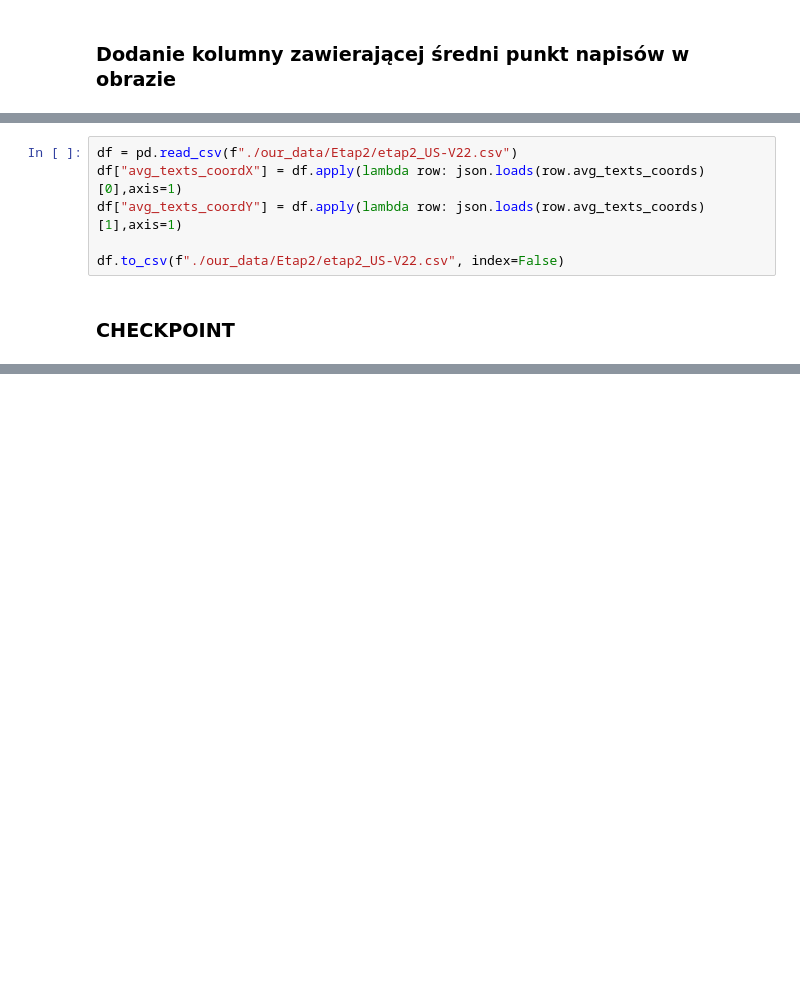
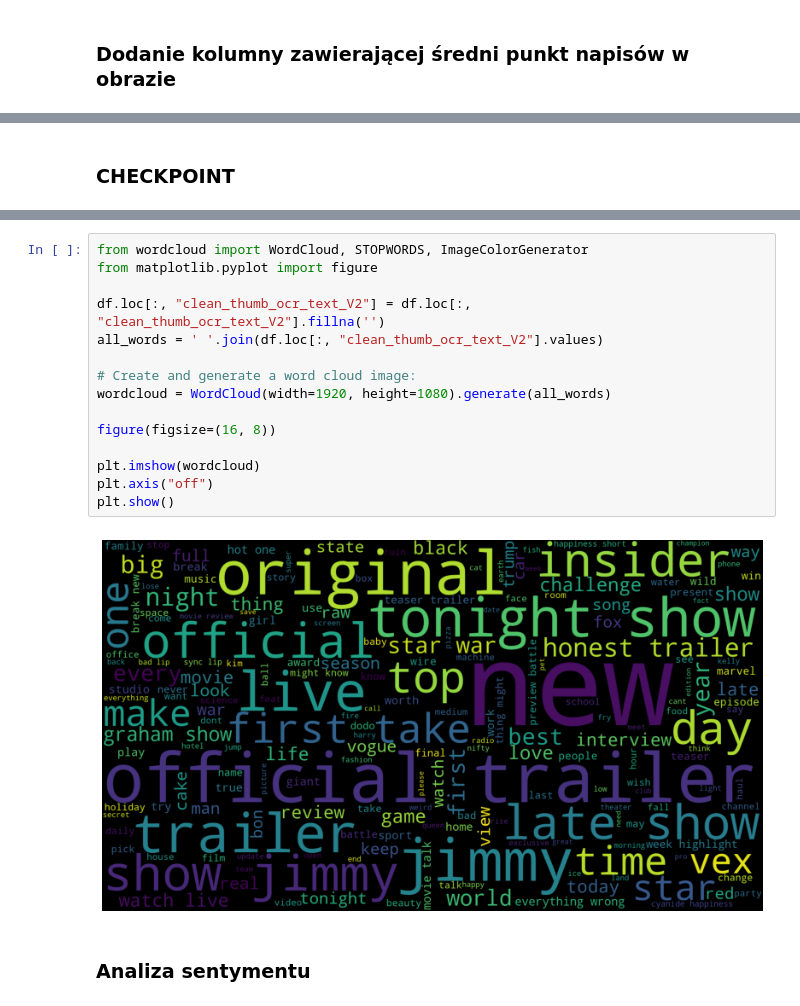
Before and after one commit to AdamKlejda/PED_YT, a Jupyter notebook: Etap2LiLatee_GB.ipynb, the cells around one changed output, grey strips where cells are left out. Cells and saved outputs as stored; diff of their text form; blank space fills up the shorter version.

Commit message:
Etap2, sentiment analysis, wordcloud

```diff
--- a/Etap2LiLatee_GB.ipynb
+++ b/Etap2LiLatee_GB.ipynb
@@ -360,12 +360,6 @@ df[:5]
 | 2 | n1WpP7iowLc | https://i.ytimg.com/vi/n1WpP7iowL... | GB | 66.502830 | 71.743704 | 79.699635 | 6.470819 | \n | ... |
 | 3 | PUTEiSjKwJU | https://i.ytimg.com/vi/PUTEiSjKwJ... | GB | 86.534334 | 73.284271 | 69.150666 | 6.839139 | \n\ney tderr ott\n\nSTE a CLASS O... | ... |
 | 4 | rHwDegptbI4 | https://i.ytimg.com/vi/rHwDegptbI... | GB | NaN | NaN | NaN | NaN | NaN | ... |
-# %%
-df = pd.read_csv(f"./our_data/Etap2/etap2_US-V22.csv")
-df["avg_texts_coordX"] = df.apply(lambda row: json.loads(row.avg_texts_coords)[0],axis=1)
-df["avg_texts_coordY"] = df.apply(lambda row: json.loads(row.avg_texts_coords)[1],axis=1)
-
-df.to_csv(f"./our_data/Etap2/etap2_US-V22.csv", index=False)
 # %% [markdown]
 ### CHECKPOINT
 # %%
@@ -378,3 +372,22 @@ df[:5]
 | 2 | n1WpP7iowLc | https://i.ytimg.com/vi/n1WpP7iowL... | GB | 66.502830 | 71.743704 | 79.699635 | 6.470819 | \n | ... |
 | 3 | PUTEiSjKwJU | https://i.ytimg.com/vi/PUTEiSjKwJ... | GB | 86.534334 | 73.284271 | 69.150666 | 6.839139 | \n\ney tderr ott\n\nSTE a CLASS O... | ... |
 | 4 | rHwDegptbI4 | https://i.ytimg.com/vi/rHwDegptbI... | GB | NaN | NaN | NaN | NaN | NaN | ... |
+# %%
+from wordcloud import WordCloud, STOPWORDS, ImageColorGenerator
+from matplotlib.pyplot import figure
+
+df.loc[:, "clean_thumb_ocr_text_V2"] = df.loc[:, "clean_thumb_ocr_text_V2"].fillna('')
+all_words = ' '.join(df.loc[:, "clean_thumb_ocr_text_V2"].values)
+
+# Create and generate a word cloud image:
+wordcloud = WordCloud(width=1920, height=1080).generate(all_words)
+
+figure(figsize=(16, 8))
+
+plt.imshow(wordcloud)
+plt.axis("off")
+plt.show()
+# %% [output]
+[figure, added]
+# %% [markdown]
+### Analiza sentymentu
```
Also changed, not shown: parts of 1 cell of this notebook, 1 other file.
